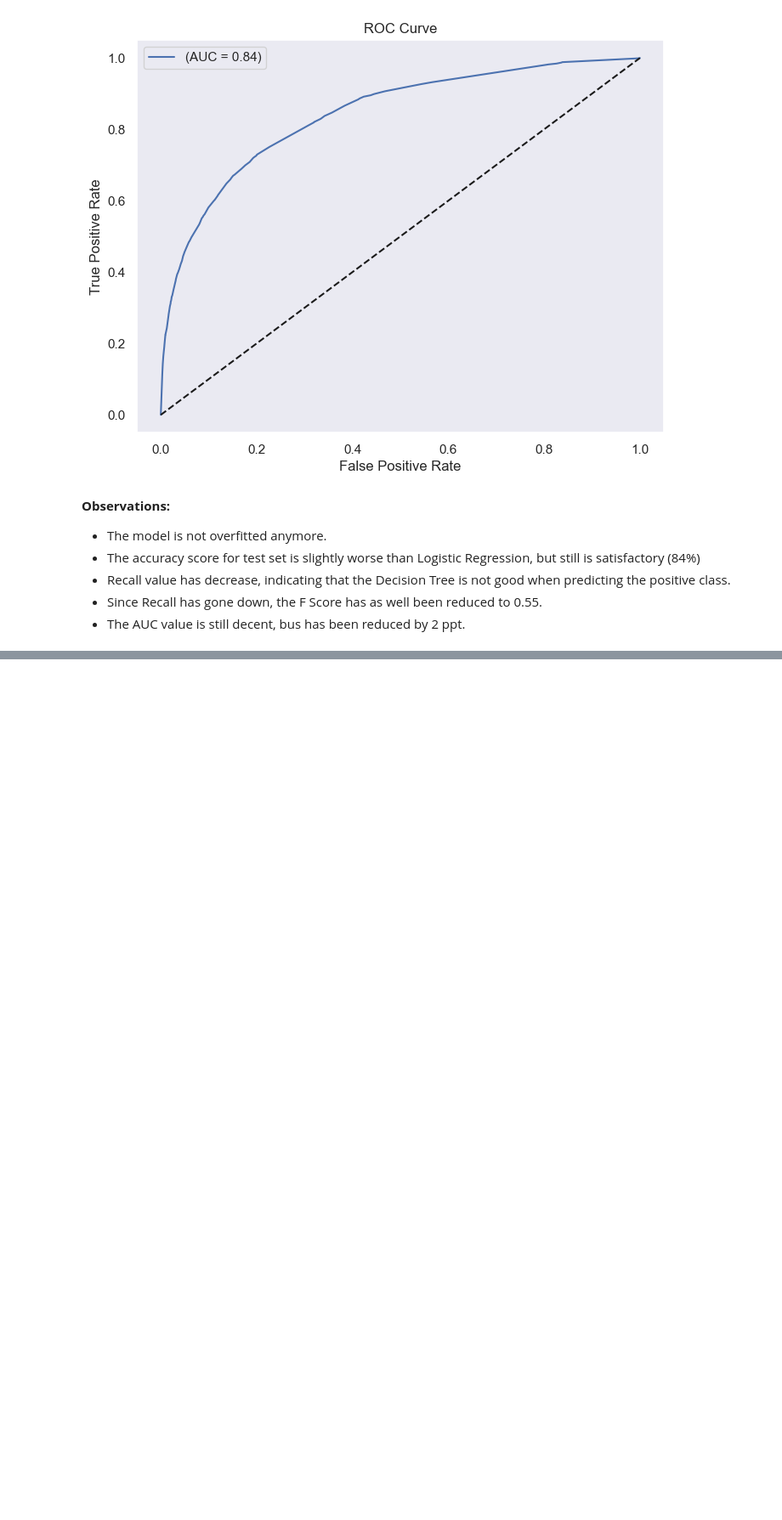
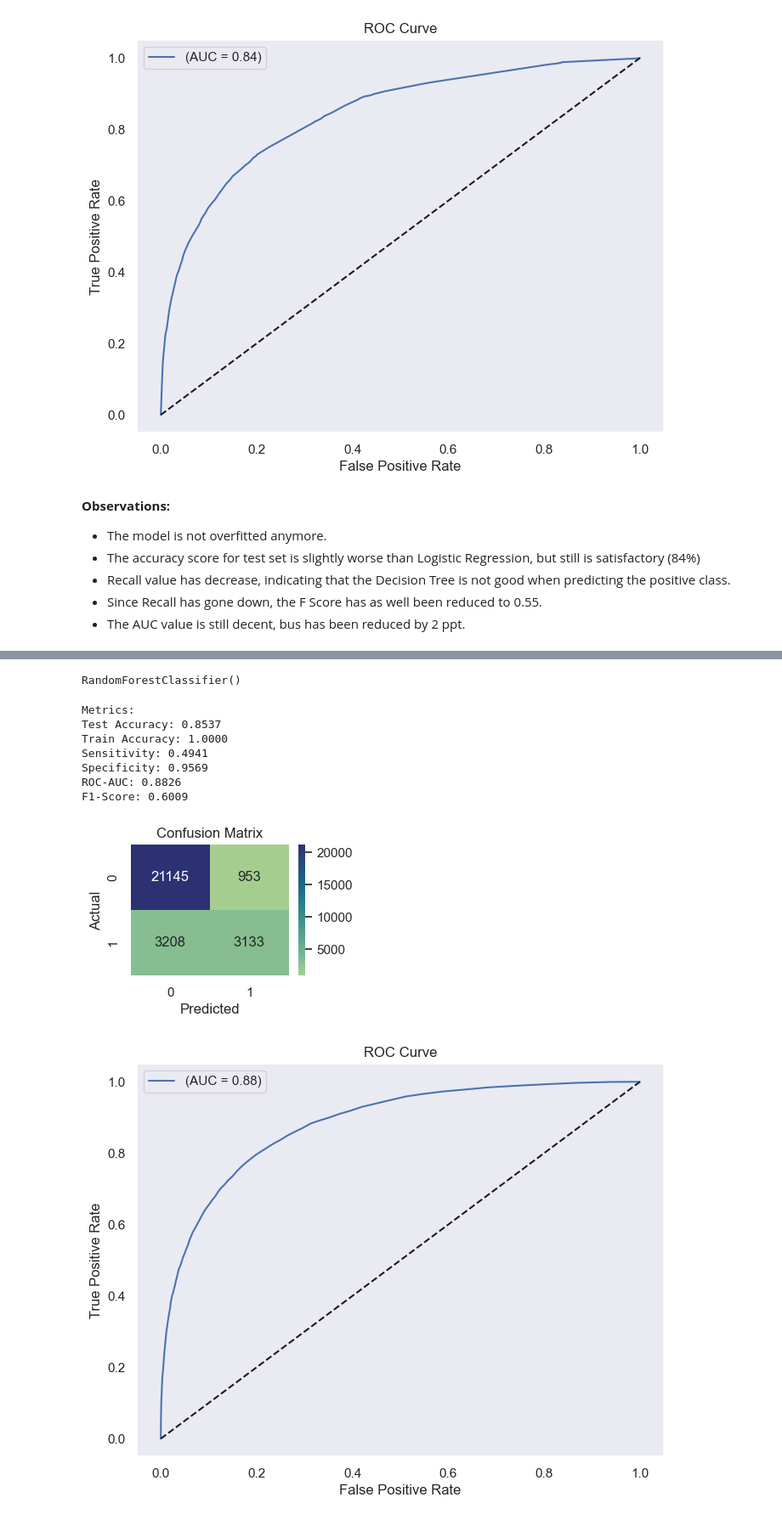
Before and after one commit to joseprau/RainAustraliaML, a Jupyter notebook: notebook.ipynb, the cells around one changed output, grey strips where cells are left out. Shown at 85% size. Drawn from its saved outputs; the diff is of its cells as text; code cells hidden in the pictures; blank space fills up the shorter version.

Commit message:
Base RF, finished conclusions and EDA
Removed RF pickle due to space limit

```diff
--- a/notebook.ipynb
+++ b/notebook.ipynb
@@ -785,7 +777,7 @@ with open('./models/logreg_gs.pkl', 'wb') as file:
 # %%
 optimal_log = pickle.load(open('./models/logreg_gs.pkl', 'rb'))
 # %%
-results["LogReg (Tunned)"] = evaluate_model(optimal_log)
+results["LogReg (Tunned)"] = evaluate_model(optimal_log, name ="logreg_gs")
 # %% [output]
 Metrics:
 Test Accuracy: 0.8445
@@ -812,6 +804,6 @@ clf.fit(X_train_norm, y_train)
 # %% [output]
 DecisionTreeClassifier()
 # %%
-results["Decision Tree (Base)"] = evaluate_model(clf)
+results["Decision Tree (Base)"] = evaluate_model(clf, name = "clf")
 # %% [output]
 Metrics:
@@ -849,7 +841,7 @@ with open("./models/clf_grid.pkl", "wb") as file:
 # %%
 clf_optimal = pickle.load(open("./models/clf_grid.pkl", "rb"))
 # %%
-results["Decision Tree (Tunned)"] = evaluate_model(clf_optimal)
+results["Decision Tree (Tunned)"] = evaluate_model(clf_optimal, name = "clf_gs")
 # %% [output]
 Metrics:
 Test Accuracy: 0.8399
@@ -869,0 +865,21 @@ F1-Score: 0.5524
+# %%
+# Create base instance with default values
+rf = RandomForestClassifier()
+
+# Train the model
+rf.fit(X_train_norm, y_train)
+# %% [output]
+RandomForestClassifier()
+# %%
+#Evaluate
+results["Random Forest (Base)"] = evaluate_model(rf, name = "rf")
+# %% [output]
+Metrics:
+Test Accuracy: 0.8537
+Train Accuracy: 1.0000
+Sensitivity: 0.4941
+Specificity: 0.9569
+ROC-AUC: 0.8826
+F1-Score: 0.6009
+[figure, added]
+[figure, added]
```
Also changed, not shown: parts of 19 cells of this notebook, 14 other files.
